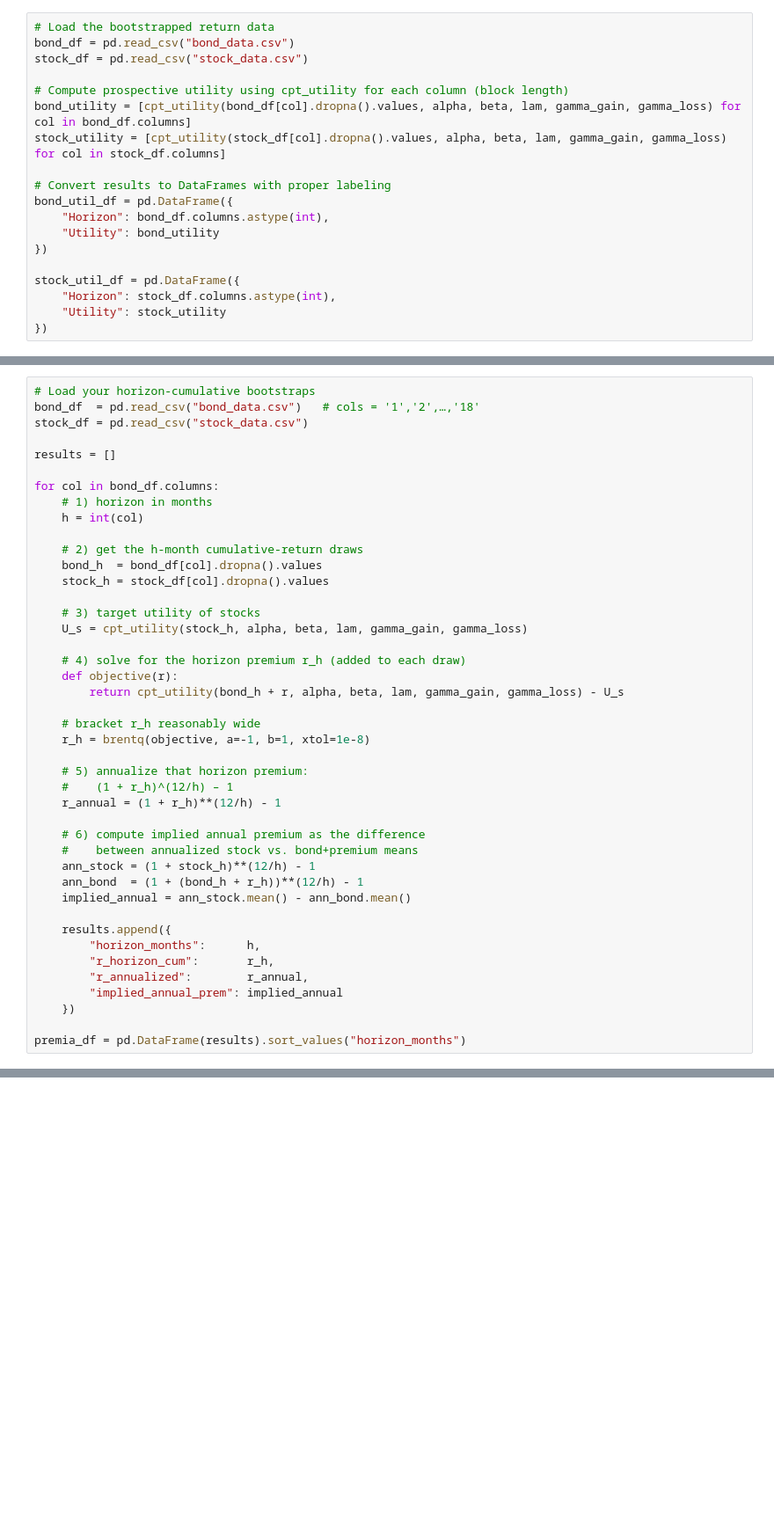
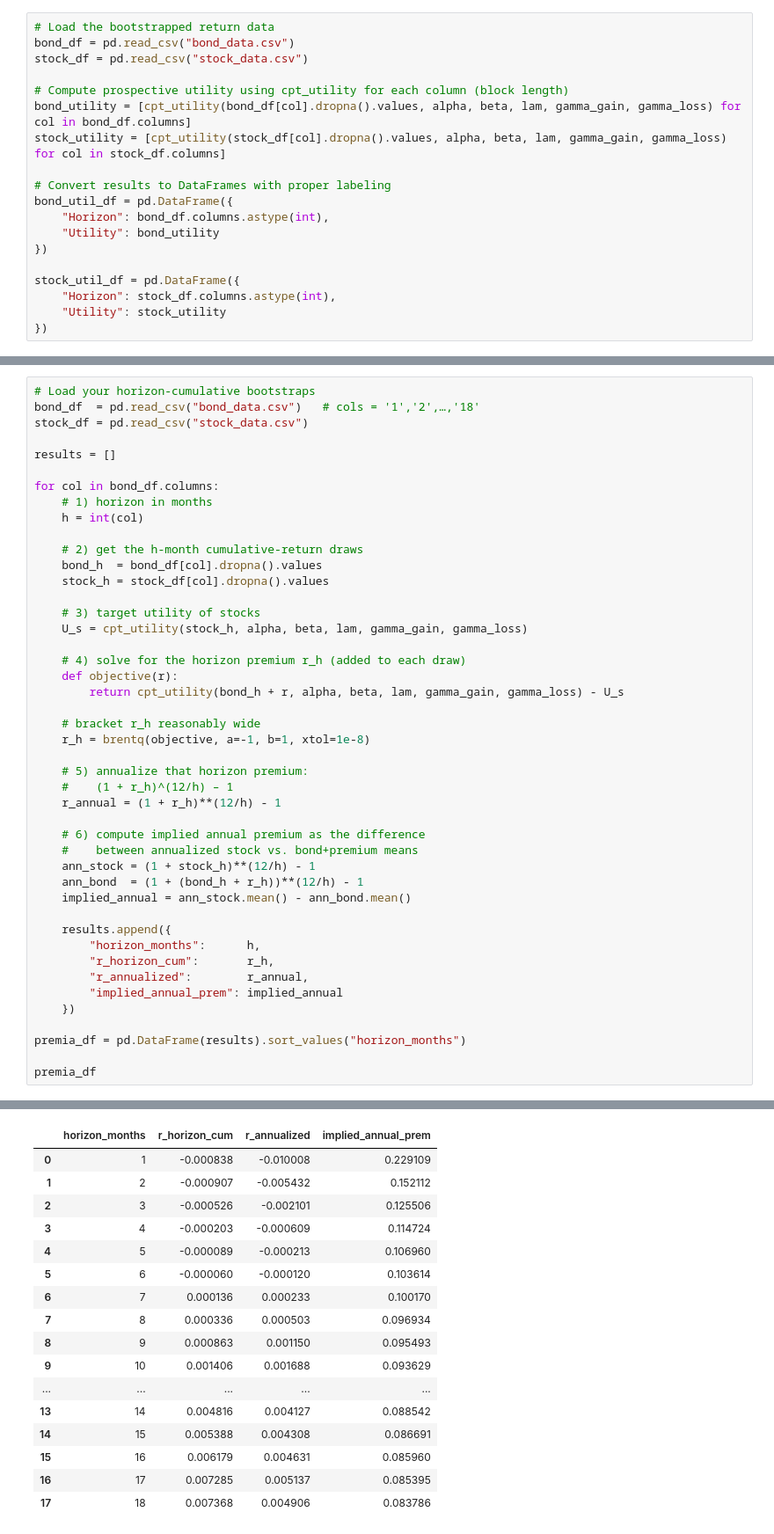
Before and after one commit to mcp656/Seminar, a Jupyter notebook: prescott.ipynb, the cells around one changed output, grey strips where cells are left out. Shown at 88% size. Drawn from its saved outputs; the diff is of its cells as text; blank space fills up the shorter version.

```diff
--- a/prescott.ipynb
+++ b/prescott.ipynb
@@ -533,4 +520,6 @@ for col in bond_df.columns:
     })
 
 premia_df = pd.DataFrame(results).sort_values("horizon_months")
+
+premia_df
 # %% [output]
@@ -538,3 +526,20 @@ KeyboardInterrupt:
+|  | horizon_months | r_horizon_cum | r_annualized | implied_annual_prem |
+| 0 | 1 | -0.000838 | -0.010008 | 0.229109 |
+| 1 | 2 | -0.000907 | -0.005432 | 0.152112 |
+| 2 | 3 | -0.000526 | -0.002101 | 0.125506 |
+| 3 | 4 | -0.000203 | -0.000609 | 0.114724 |
+| 4 | 5 | -0.000089 | -0.000213 | 0.106960 |
+| 5 | 6 | -0.000060 | -0.000120 | 0.103614 |
+| 6 | 7 | 0.000136 | 0.000233 | 0.100170 |
+| 7 | 8 | 0.000336 | 0.000503 | 0.096934 |
+| 8 | 9 | 0.000863 | 0.001150 | 0.095493 |
+| 9 | 10 | 0.001406 | 0.001688 | 0.093629 |
+| ... | ... | ... | ... | ... |
+| 13 | 14 | 0.004816 | 0.004127 | 0.088542 |
+| 14 | 15 | 0.005388 | 0.004308 | 0.086691 |
+| 15 | 16 | 0.006179 | 0.004631 | 0.085960 |
+| 16 | 17 | 0.007285 | 0.005137 | 0.085395 |
+| 17 | 18 | 0.007368 | 0.004906 | 0.083786 |
 # %%
 plt.figure(figsize=(10, 5))
 plt.plot(premia_df["horizon_months"], premia_df["implied_annual_prem"], marker='o', color='black')
```
Also changed, not shown: parts of 12 cells of this notebook, 2 other files.
